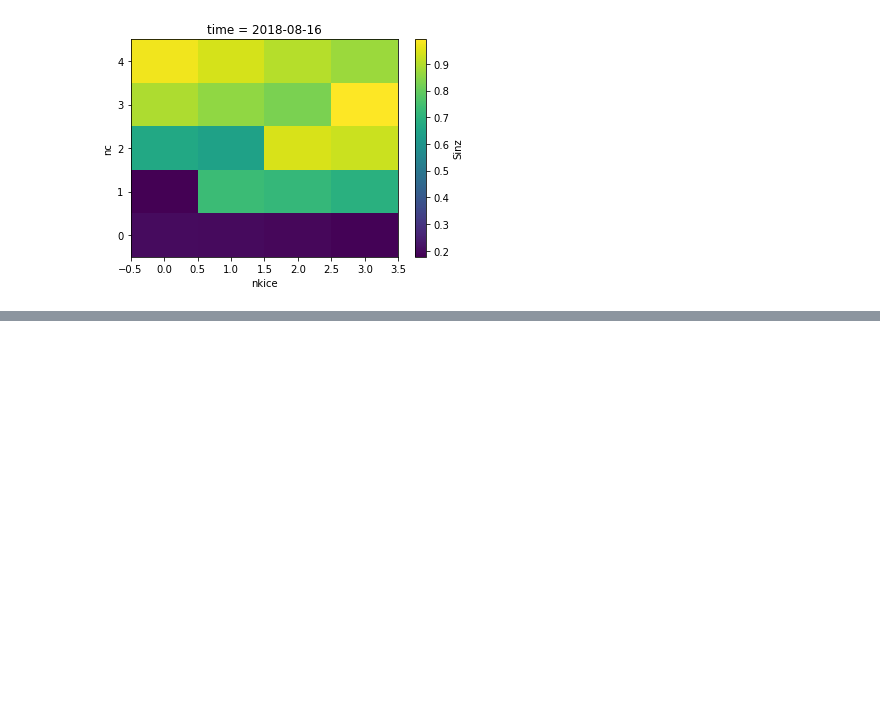
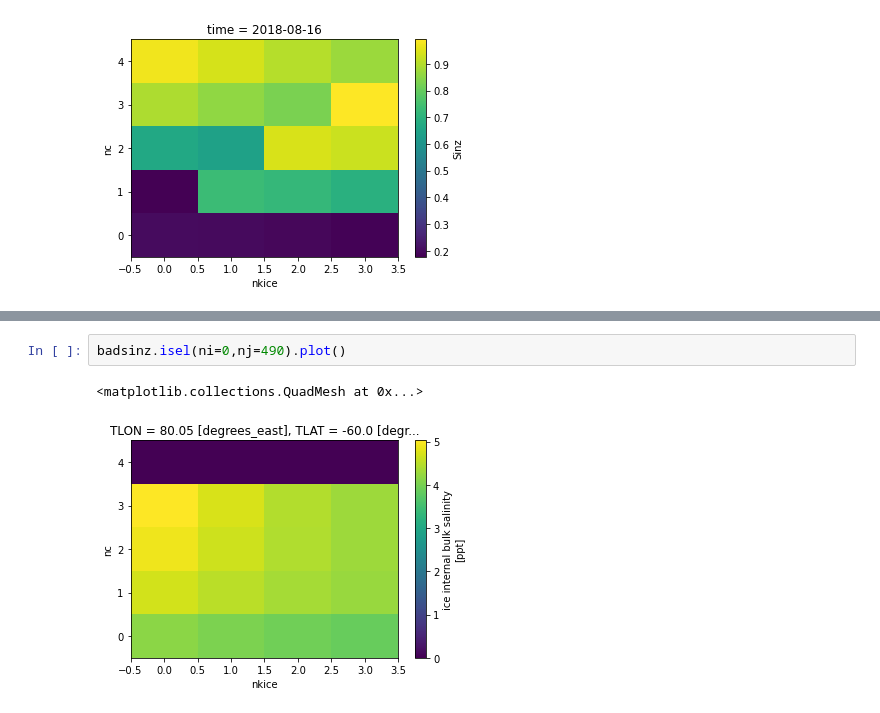
Before and after one commit to aekiss/notebooks, a Jupyter notebook: check-sinz-tinz.ipynb, the cells around one changed output, grey strips where cells are left out. Drawn from its saved outputs; the diff is of its cells as text; blank space fills up the shorter version.

```diff
--- a/check-sinz-tinz.ipynb
+++ b/check-sinz-tinz.ipynb
@@ -101,0 +174,5 @@ badsinz.isel(time=0).mean('ni').mean('nj').plot()
+# %%
+badsinz.isel(ni=0,nj=490).plot()
+# %% [output]
+<matplotlib.collections.QuadMesh at 0x...>
+[figure, added]
```
Also changed, not shown: parts of 21 cells of this notebook.
